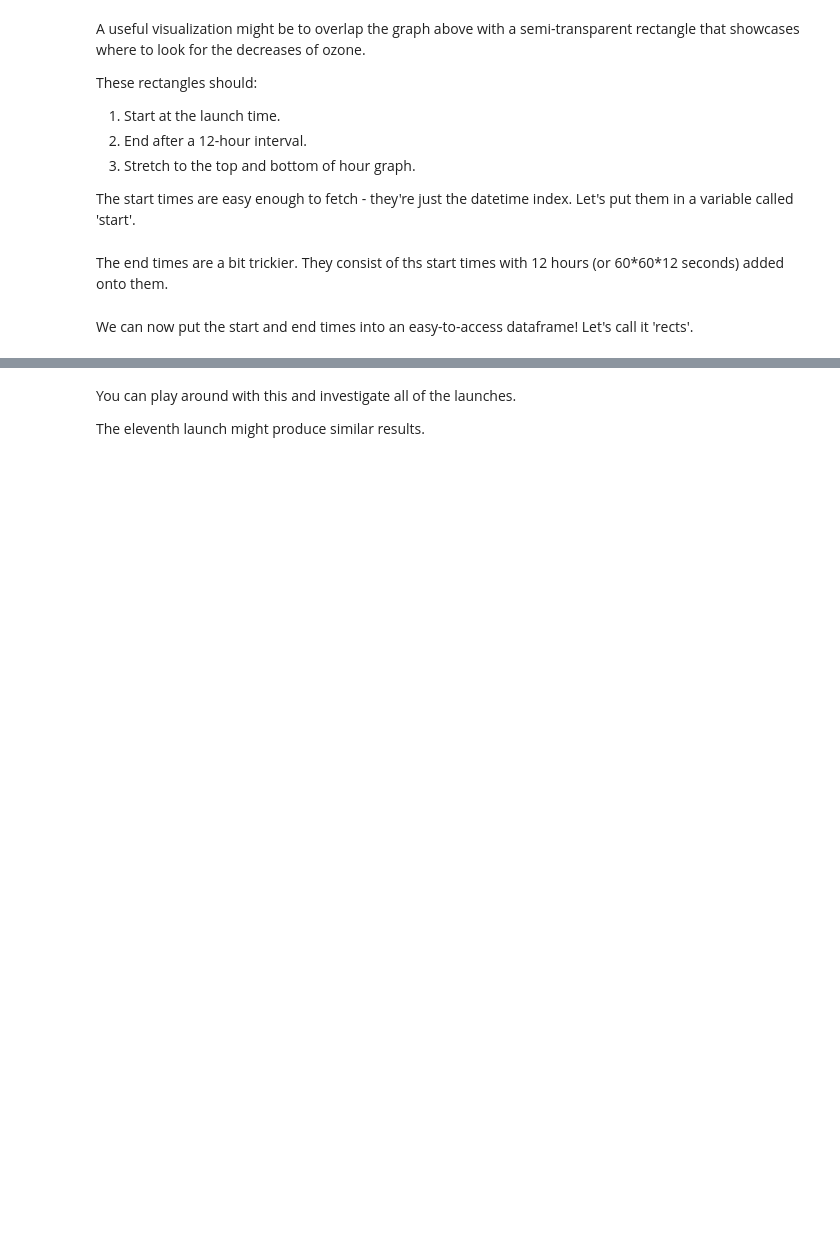
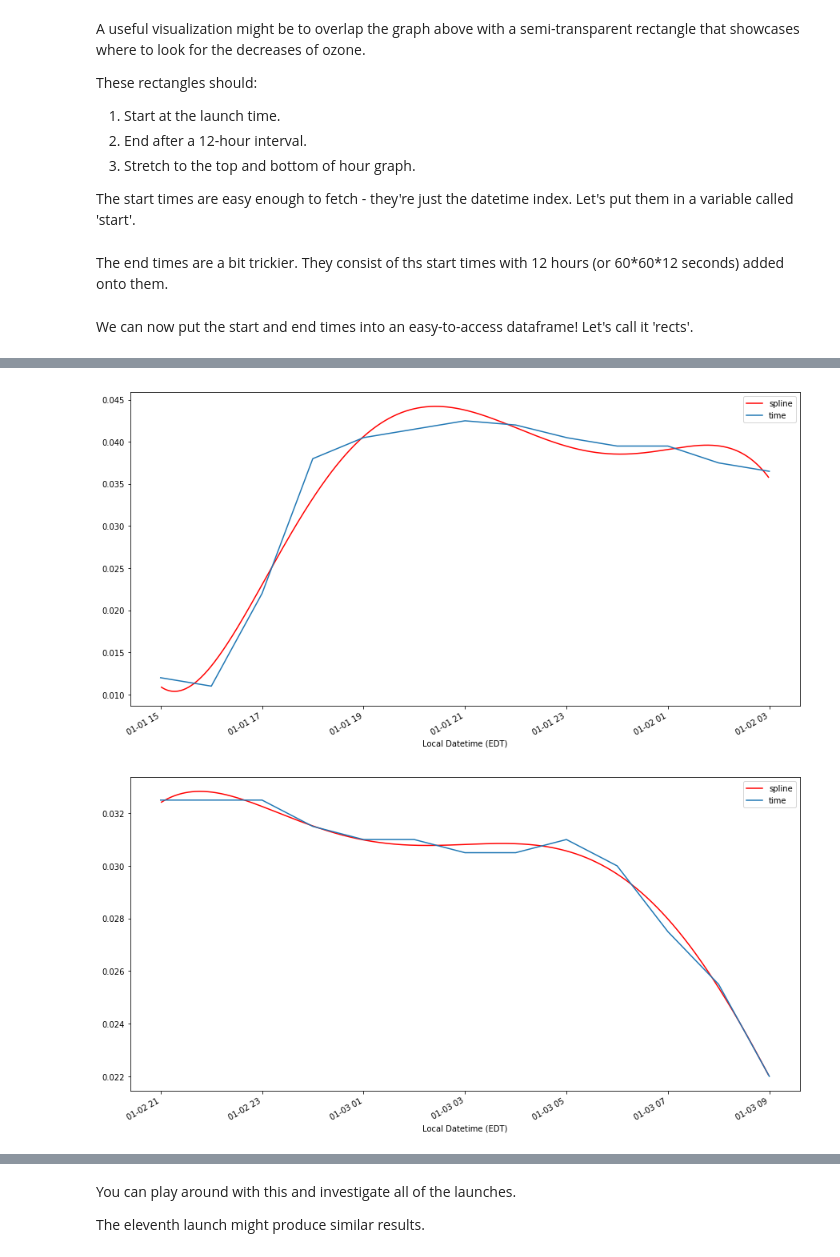
Before and after one commit to bigdatachallenge/2019_bdc_workshops, a Jupyter notebook: Example_Analysis/Example_Analysis_Python.ipynb, the cells around one changed output, grey strips where cells are left out. Cells and saved outputs as stored; diff of their text form; code cells hidden in the pictures; blank space fills up the shorter version.

```diff
--- a/Example_Analysis/Example_Analysis_Python.ipynb
+++ b/Example_Analysis/Example_Analysis_Python.ipynb
@@ -836,0 +820,25 @@ visualizr<-function(index)
+# %%
+def visualizr_poly(list_of_idx):
+    for idx in list_of_idx:
+        row = rects.iloc[idx]
+
+
+        ts = Brevard_Hourly["Sample Measurement (ppm)"].loc[row.start:row.end]
+        ts[ts==-1] = np.nan
+        ts = ts.resample('T').mean()
+
+        real = ts.dropna()
+        interpolated = ts.interpolate(method='spline', order=5)
+        interpolated = interpolated.drop(real.index.values)
+        interpolated.plot(color="red")
+        ts.interpolate(method='time').plot()
+
+        lines, labels = plt.gca().get_legend_handles_labels()
+        labels = ['spline', 'time']
+        plt.legend(lines, labels, loc='best')
+        plt.show()
+# %%
+visualizr_poly([20,80])
+# %% [output]
+[figure, added]
+[figure, added]
```
Also changed, not shown: parts of 46 cells of this notebook, 1 other file.
